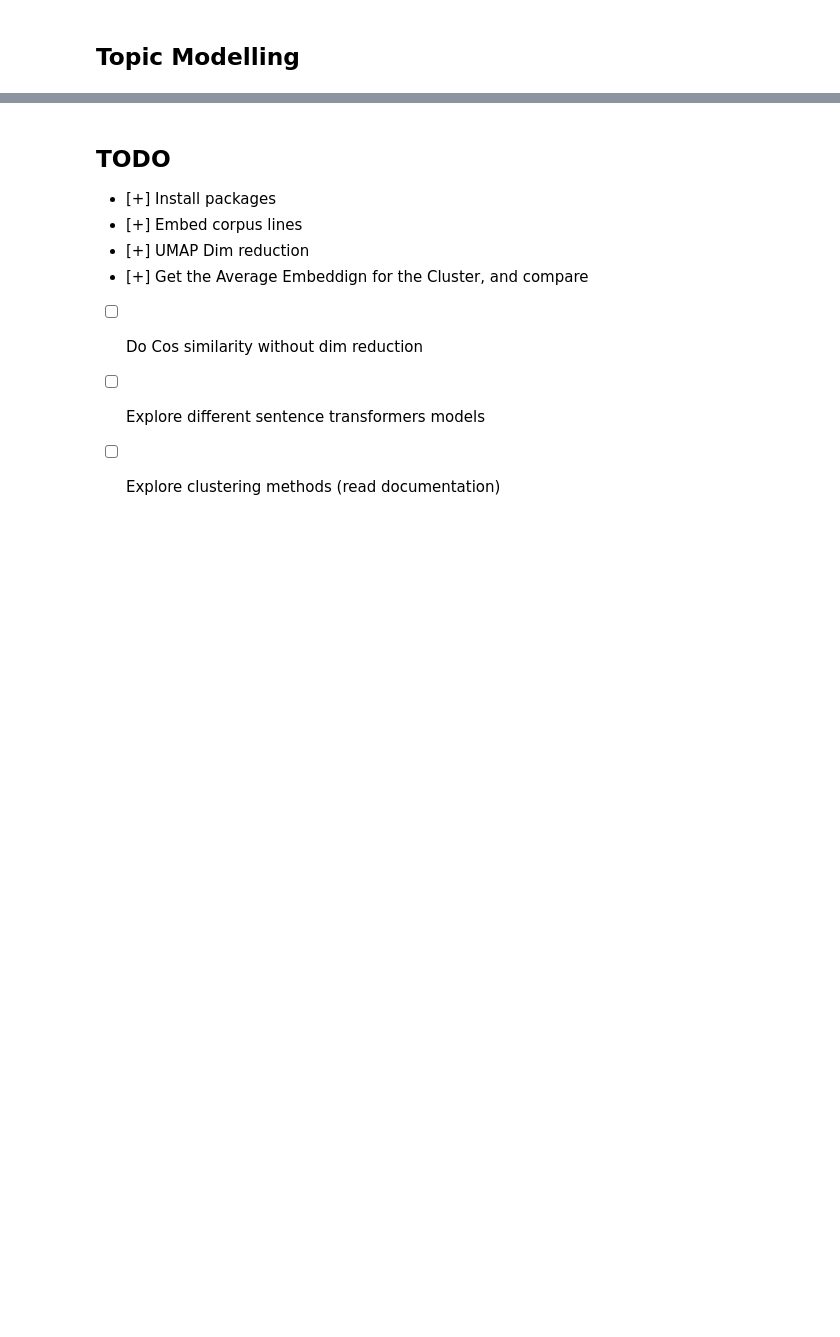
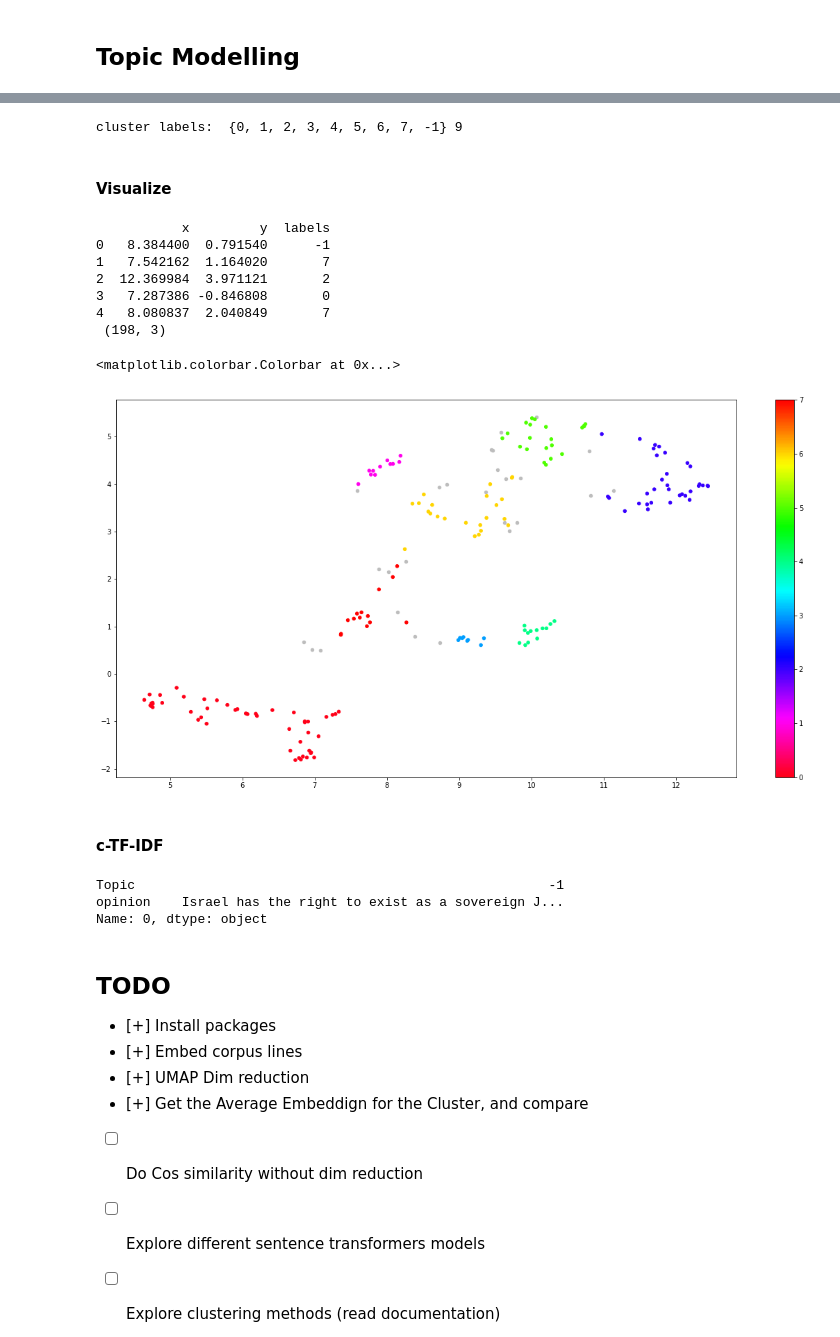
Before and after one commit to RyanAteser/Ideological_embeddings, a Jupyter notebook: SBERT_embed.ipynb, the cells around one changed output, grey strips where cells are left out. Drawn from its saved outputs; the diff is of its cells as text; code cells hidden in the pictures; blank space fills up the shorter version.

Commit message:
did second version of topic modelling, still need to finish c-TF-IDF

```diff
--- a/SBERT_embed.ipynb
+++ b/SBERT_embed.ipynb
@@ -73,10 +72,11 @@ Cosine-Similarity: tensor([[0.6053]])
 
 #[+:] extract only the sentences, (without the labels)
 sentences = refCluster_df.loc[:,'opinion']
-print('\nOpinion Sentences sans Labels: \n', sentences.head(), '\n')
+print('\nOpinion Sentences sans Labels: \n', sentences.head(), '\n', len(sentences))
 
 #[+:] Embed the extracted sentences
-sent_emb= [model.encode(i) for i in sentences]
+# sent_emb= [model.encode(i) for i in sentences]
+sent_emb = model.encode(sentences, show_progress_bar=True)
 print('Embeded Sentences: ', len(sent_emb),'x', len(sent_emb[0]))
 # %% [output]
 Opinion Sentences sans Labels:
@@ -290,3 +292,67 @@ topic_model.get_topic_info()
+# %%
+import hdbscan
+
+#[+] We have already embedded to topics usinga better model from the same SBERT library
+# topic_model2 = SentenceTransformer('distilbert-base-nli-mean-tokens')
+# sent_emb2 = model.encode(sentences, show_progress_bar=True)
+
+nhood= 15
+
+proj_5d = umap.UMAP(n_neighbors= nhood,
+                    n_components=5,
+                    metric='cosine').fit_transform(sent_emb)
+
+cluster = hdbscan.HDBSCAN(min_cluster_size=5,
+                          metric='euclidean',
+                          cluster_selection_method='eom').fit(proj_5d)
+
+print('cluster labels: ', set(cluster.labels_), len(set(cluster.labels_)))
+# %% [output]
+cluster labels:  {0, 1, 2, 3, 4, 5, 6, 7, -1} 9
+# %% [markdown]
+#### Visualize
+# %%
+# Prepare data
+proj_2d_2 = umap.UMAP(n_neighbors=nhood,
+                      n_components=2,
+                      min_dist=0.0,
+                      metric='cosine').fit_transform(sent_emb)
+
+res_df = pd.DataFrame(proj_2d_2, columns=['x', 'y'])
+res_df['labels'] = cluster.labels_
+print(res_df.head(), '\n',res_df.shape)
+
+# Visualize clusters
+fig, ax = plt.subplots(figsize=(20, 10))
+outliers = res_df.loc[res_df.labels == -1, :]
+clustered = res_df.loc[res_df.labels != -1, :]
+plt.scatter(outliers.x, outliers.y, color='#BDBDBD', s=20)
+plt.scatter(clustered.x, clustered.y, c=clustered.labels, s=20, cmap='hsv_r')
+plt.colorbar()
+# %% [output]
+           x         y  labels
+0   8.384400  0.791540      -1
+1   7.542162  1.164020       7
+2  12.369984  3.971121       2
+3   7.287386 -0.846808       0
+4   8.080837  2.040849       7
+ (198, 3)
+<matplotlib.colorbar.Colorbar at 0x...>
+[figure, added]
+# %% [markdown]
+#### c-TF-IDF
+# %%
+# Group sentences together based on topic
+snt_df= pd.DataFrame(sentences)
+snt_df['Topic']= cluster.labels_
+snt_df['idx']= range(len(snt_df))
+snt_df.head()
+snt_per_topic = snt_df.groupby(['Topic'], as_index = False).agg({'opinion': ' '.join})
+print(snt_per_topic.iloc)
+# %% [output]
+Topic                                                     -1
+opinion    Israel has the right to exist as a sovereign J...
+Name: 0, dtype: object
 # %% [markdown]
 ## TODO
 - [+] Install packages
```
Also changed, not shown: parts of 9 cells of this notebook.
